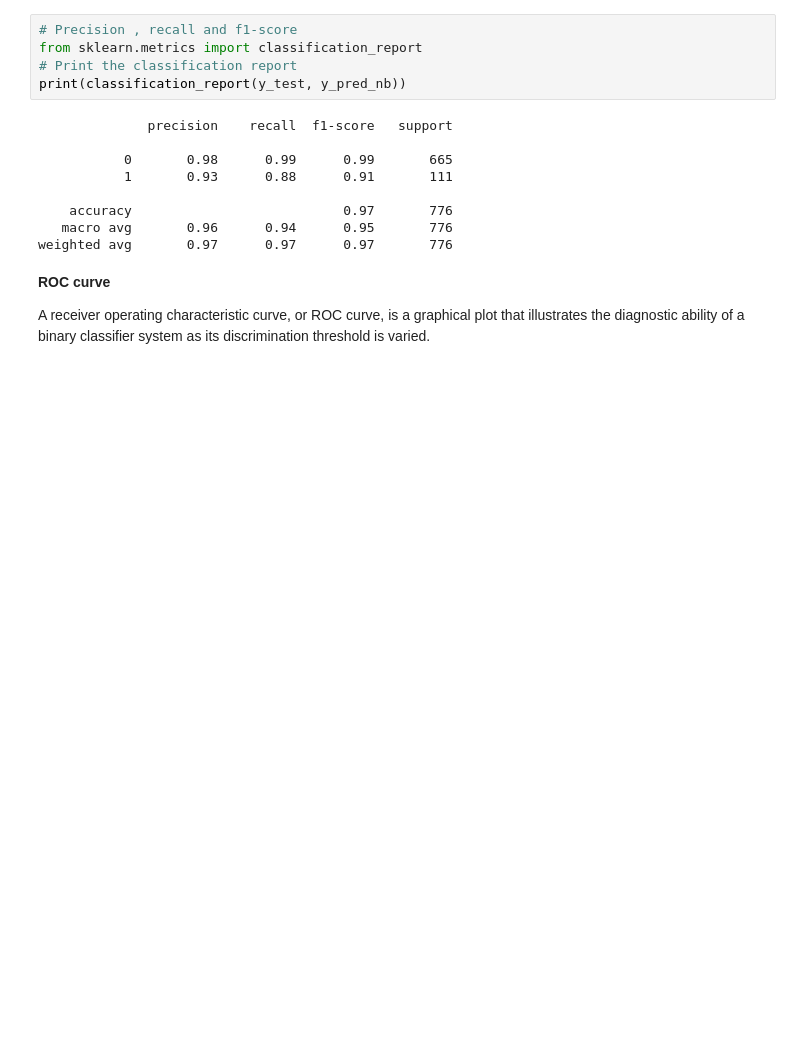
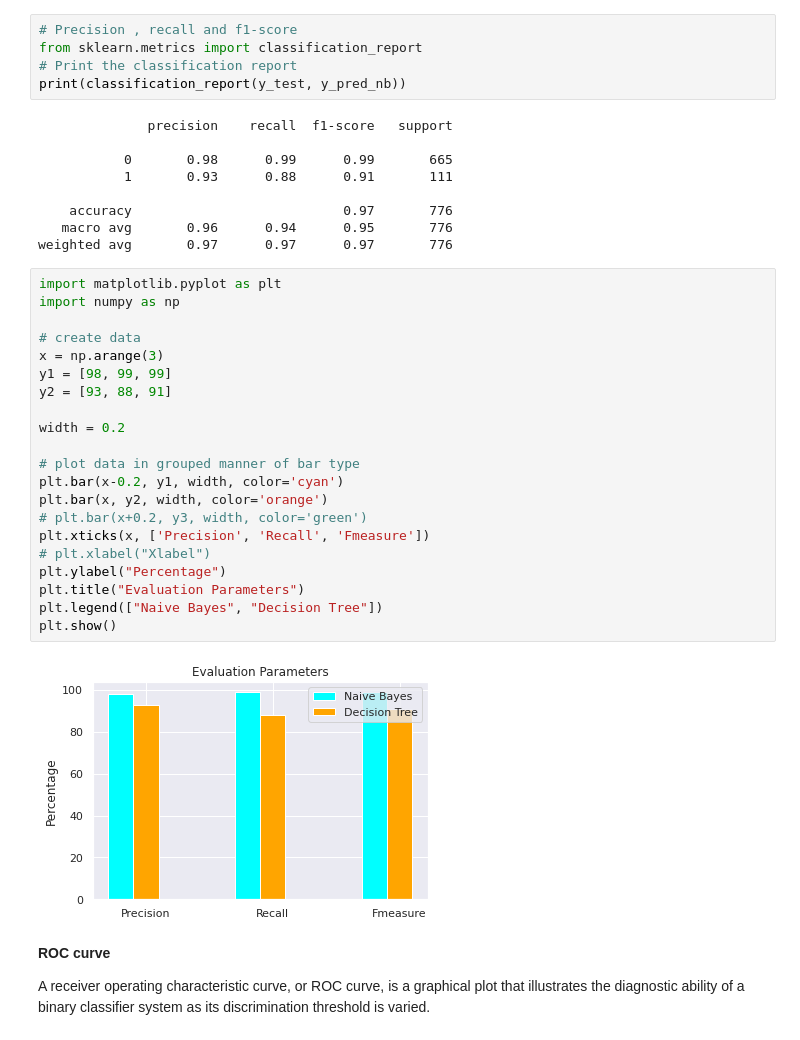
Before and after one commit to wandieinnocents/SpamSmsDetector_MachineLearning, a Jupyter notebook: SmsSpamClassifyerFinal.ipynb, the cells around one changed output. Drawn from its saved outputs; the diff is of its cells as text; blank space fills up the shorter version.

```diff
--- a/SmsSpamClassifyerFinal.ipynb
+++ b/SmsSpamClassifyerFinal.ipynb
@@ -569,6 +566,29 @@ print(classification_report(y_test, y_pred_nb))
     accuracy                           0.97       776
    macro avg       0.96      0.94      0.95       776
 weighted avg       0.97      0.97      0.97       776
+# %%
+import matplotlib.pyplot as plt
+import numpy as np
+
+# create data
+x = np.arange(3)
+y1 = [98, 99, 99]
+y2 = [93, 88, 91]
+
+width = 0.2
+
+# plot data in grouped manner of bar type
+plt.bar(x-0.2, y1, width, color='cyan')
+plt.bar(x, y2, width, color='orange')
+# plt.bar(x+0.2, y3, width, color='green')
+plt.xticks(x, ['Precision', 'Recall', 'Fmeasure'])
+# plt.xlabel("Xlabel")
+plt.ylabel("Percentage")
+plt.title("Evaluation Parameters")
+plt.legend(["Naive Bayes", "Decision Tree"])
+plt.show()
+# %% [output]
+[figure, added]
 # %% [markdown]
 **ROC curve**
 
```
Also changed, not shown: parts of 11 cells of this notebook.
